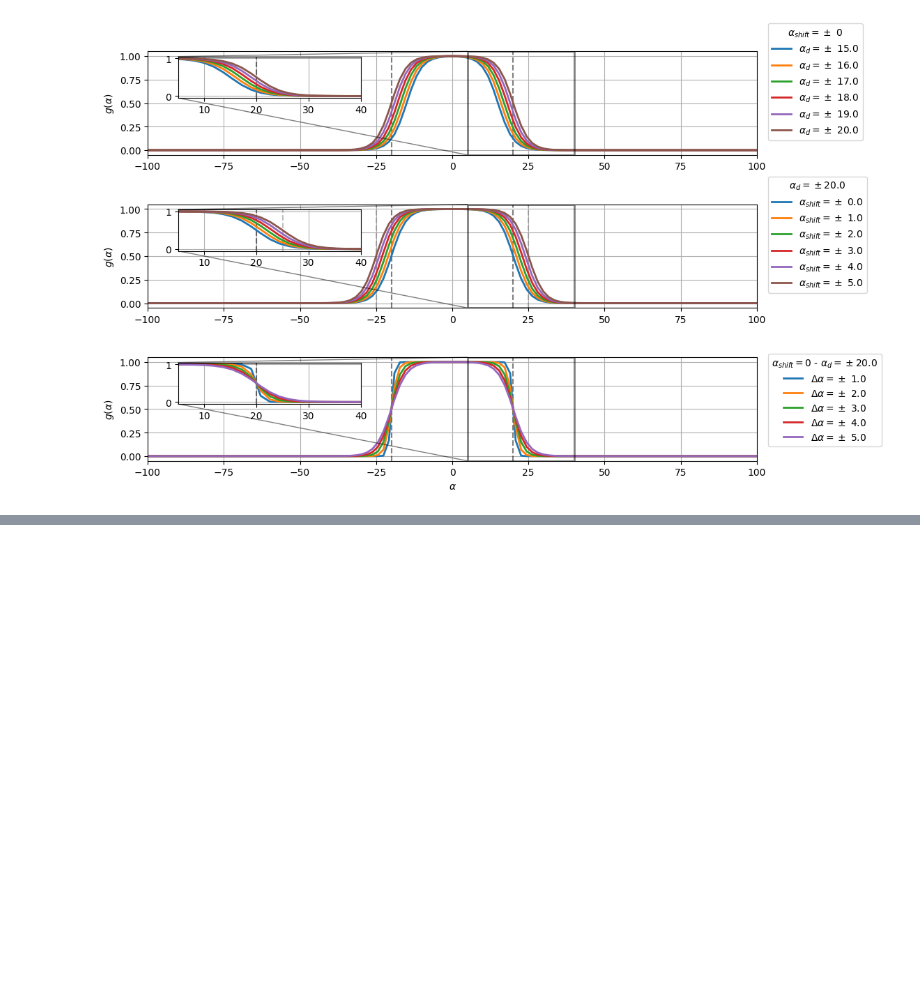
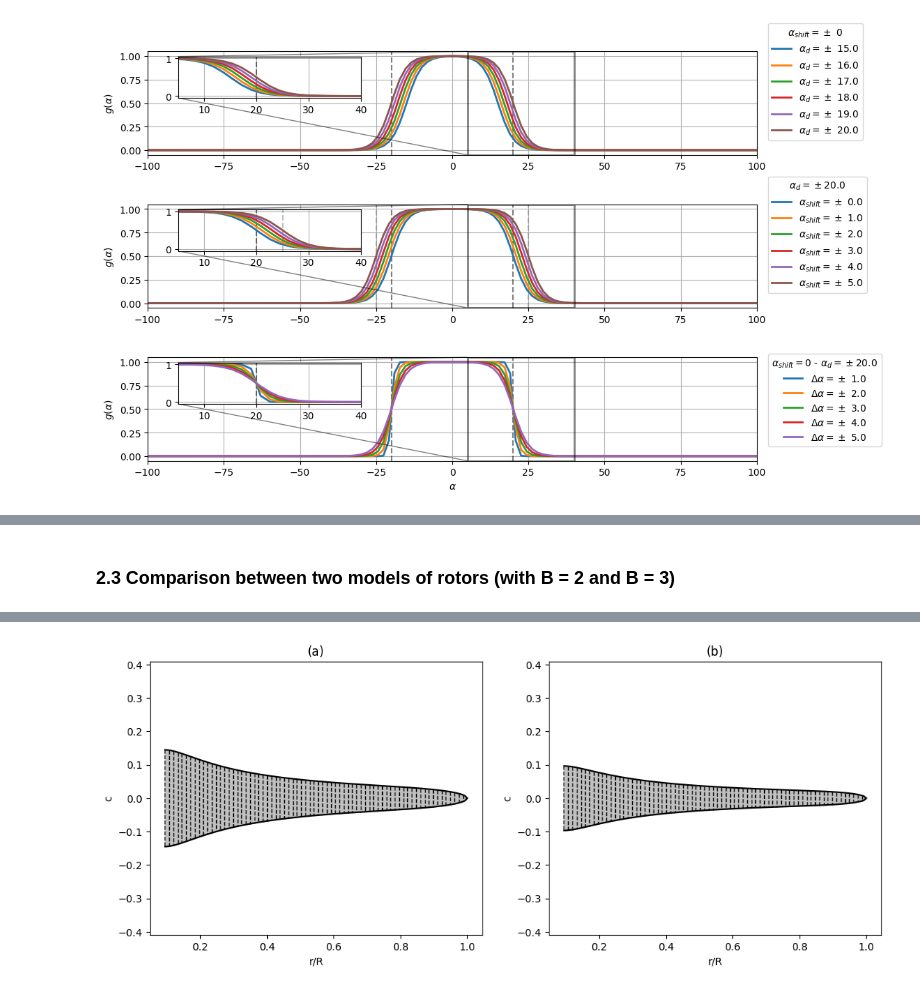
Before and after one commit to Widmark-Kaue/BEMT, a Jupyter notebook: case.ipynb, the cells around one changed output, grey strips where cells are left out. Drawn from its saved outputs; the diff is of its cells as text; code cells hidden in the pictures; blank space fills up the shorter version.

```diff
--- a/case.ipynb
+++ b/case.ipynb
@@ -400,0 +525,41 @@ plt.show()
+# %% [markdown]
+### 2.3 Comparison between two models of rotors (with B = 2 and B = 3)
+# %%
+n_sections = 150
+rotor_B2 = Rotor(number_of_blades=2, number_of_sections=n_sections, tip_speed_ratio=8, tip_correction_model='Prandtl',  airfoil_name='s834')
+rotor_B2.load_airfoil_prop(plot=False)
+rotor_B2.blade_design(r0_R=0.05, plot=False, filter_invalid_solidity=True)
+le_B2, te_B2 = rotor_B2.blade_geometry()
+
+rotor_B3 = Rotor(number_of_blades=3, number_of_sections=n_sections, tip_speed_ratio=8, tip_correction_model='Prandtl',  airfoil_name='s834')
+rotor_B3.load_airfoil_prop(plot=False)
+rotor_B3.blade_design(r0_R=0.05, plot=False, filter_invalid_solidity=True)
+le_B3, te_B3 = rotor_B3.blade_geometry()
+
+fig, ax = plt.subplots(1,2, figsize=(12.8, 4.8))
+
+
+ax[0].plot(le_B2[:,0], le_B2[:,1], 'k' )
+ax[0].plot(te_B2[:,0], te_B2[:,1], 'k' )
+ax[0].fill_between(le_B2[:,0], le_B2[:,1], te_B2[:,1], color = 'silver')
+ax[0].axis('equal')
+
+ax[0].set_xlabel('r/R')
+ax[0].set_ylabel('c')
+ax[0].set_title('(a)')
+
+
+ax[1].plot(le_B3[:,0], le_B3[:,1], 'k' )
+ax[1].plot(te_B3[:,0], te_B3[:,1], 'k' )
+ax[1].fill_between(le_B3[:,0], le_B3[:,1], te_B3[:,1], color = 'silver')
+ax[1].axis('equal')
+
+ax[1].set_xlabel('r/R')
+ax[1].set_ylabel('c')
+ax[1].set_title('(b)')
+
+for i in range(0,len(le_B2[:,0]), 2):
+    ax[0].plot([le_B2[i,0], te_B2[i,0]], [le_B2[i,1], te_B2[i,1]], 'k--', linewidth = 1)
+    ax[1].plot([le_B3[i,0], te_B3[i,0]], [le_B3[i,1], te_B3[i,1]], 'k--', linewidth = 1)
+plt.show()
+# %% [output]
@@ -400,0 +568 @@ plt.show()
+[figure, added]
```
Also changed, not shown: parts of 23 cells of this notebook.
